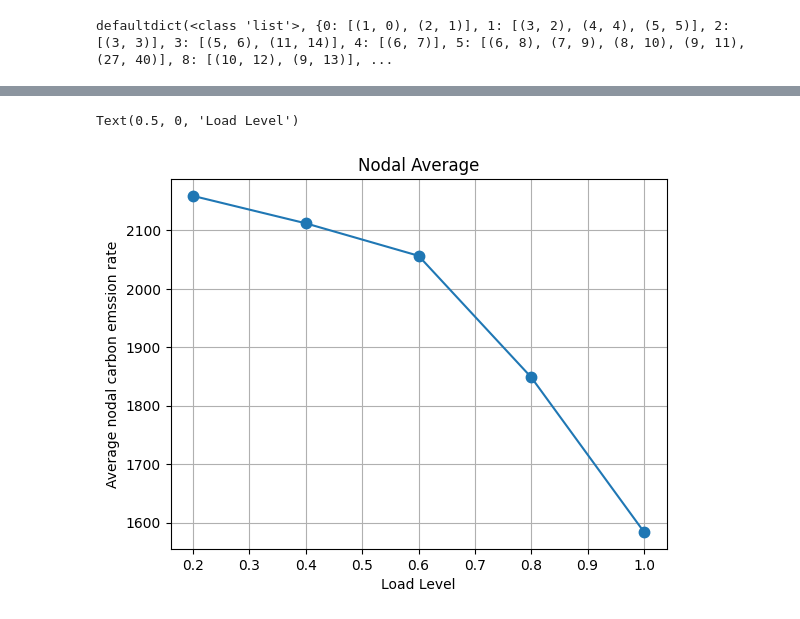
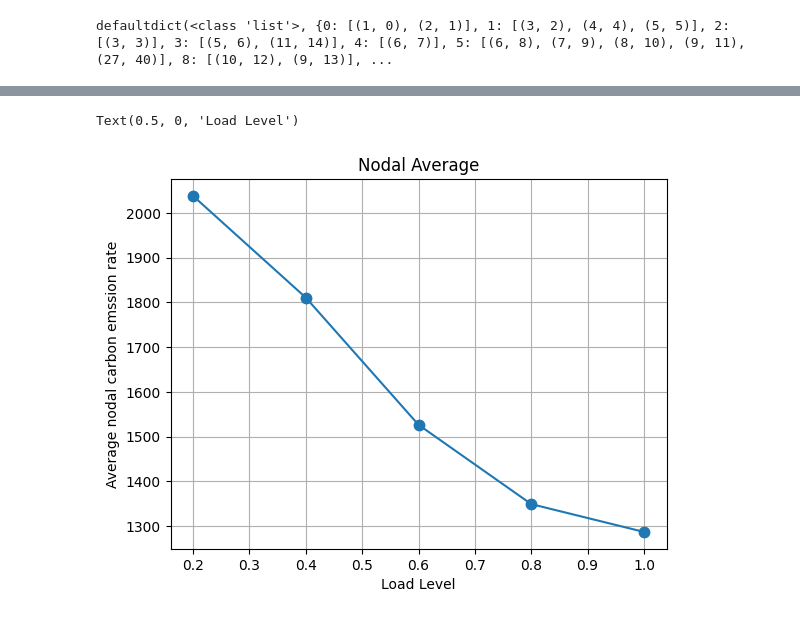
Before and after one commit to yuqing5/Carbon_Emission_Power_Grids, a Jupyter notebook: Yuqing_average_30bus.ipynb, the cells around one changed output, grey strips where cells are left out. Saved outputs shown, nothing was run; the diff lists cells and outputs as text; code cells hidden in the pictures.

```diff
--- a/Yuqing_average_30bus.ipynb
+++ b/Yuqing_average_30bus.ipynb
@@ -58,7 +58,7 @@ def get_avg_carbon(load):
                     line_flow <= line_flow_limit, # eq 5(c)
                     line_flow >= neg_line_flow_limit, # eq 5(c)
                     power_generation <= power_generation_limit, # eq 5(d)
-                    power_generation >= neg_power_generation_limit]) # eq 5(d)
+                    power_generation >= neg_power_generation_limit] # eq 5(d)
     prob.solve(solver=cp.CVXOPT)
     #print(line_flow.value)
     #print(prob.status)
@@ -132,12 +132,11 @@ def get_avg_carbon(load):
     avg_carbon_emission_rate_node = carbon_emission_rate_vec @ bus_prop_mat
     return avg_carbon_emission_rate_node
 # %%
-percent = [0.2, 0.4, 0.6, 0.8, 1.0]
+load = np.random.uniform(0.2, 0.6, (num_buses, 1))
 res = []
-for p in percent:
-    load = p*load
+for _ in range(5):
+    load += 0.2
     res.append(get_avg_carbon(load))
-    load = load/p
 res = np.array(res) # shape: [len(percent), num_buses]
 # %%
 for n in range(num_buses):
@@ -163,11 +162,12 @@ for n in range(num_buses):
 ... (18 outputs left out)
 # %%
+x = [0.2,0.4,0.6,0.8,1.0]
 y = np.average(res, axis=1)
 plt.title("Nodal Average")
-plt.plot(percent, y, marker=".", markersize=15)
+plt.plot(x, y, marker=".", markersize=15)
 plt.grid()
 plt.ylabel("Average nodal carbon emssion rate")
 plt.xlabel("Load Level")
 # %% [output]
 Text(0.5, 0, 'Load Level')
-[figure, old version]
+[figure, new version]
```
Also changed, not shown: parts of 1 cell of this notebook, 2 other files.
